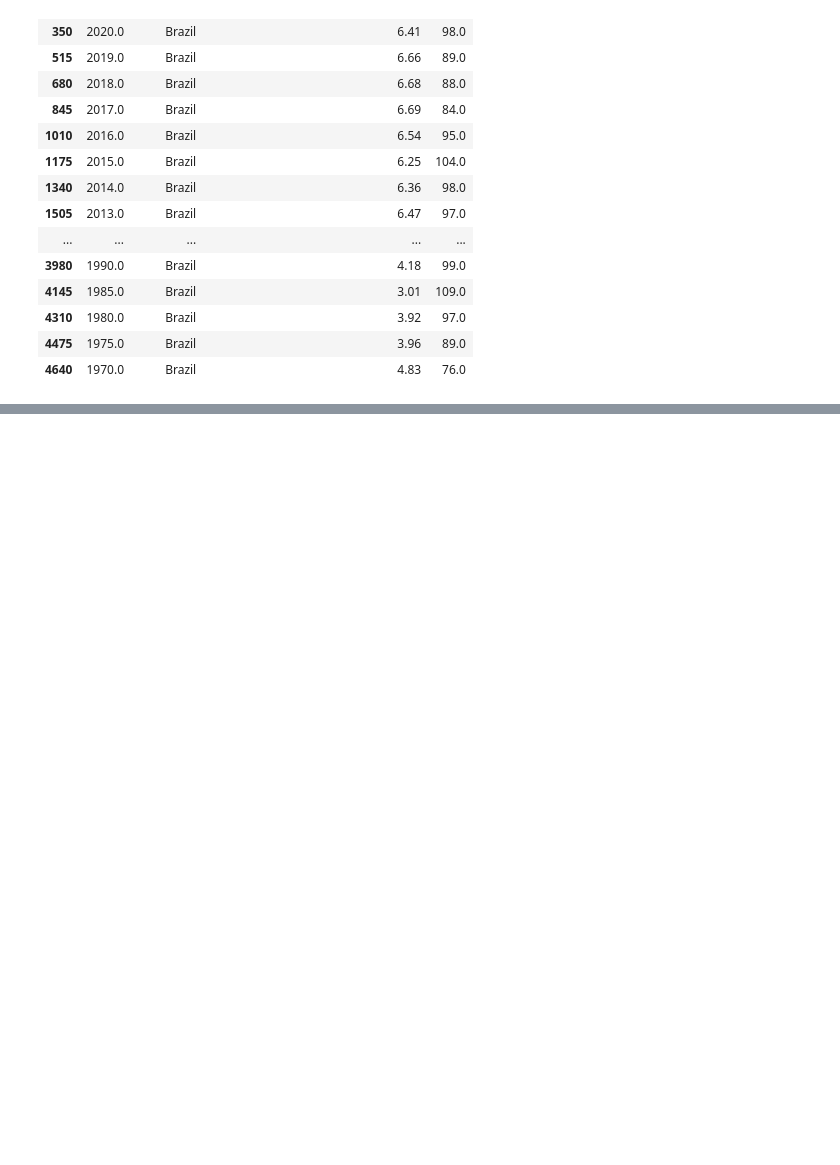
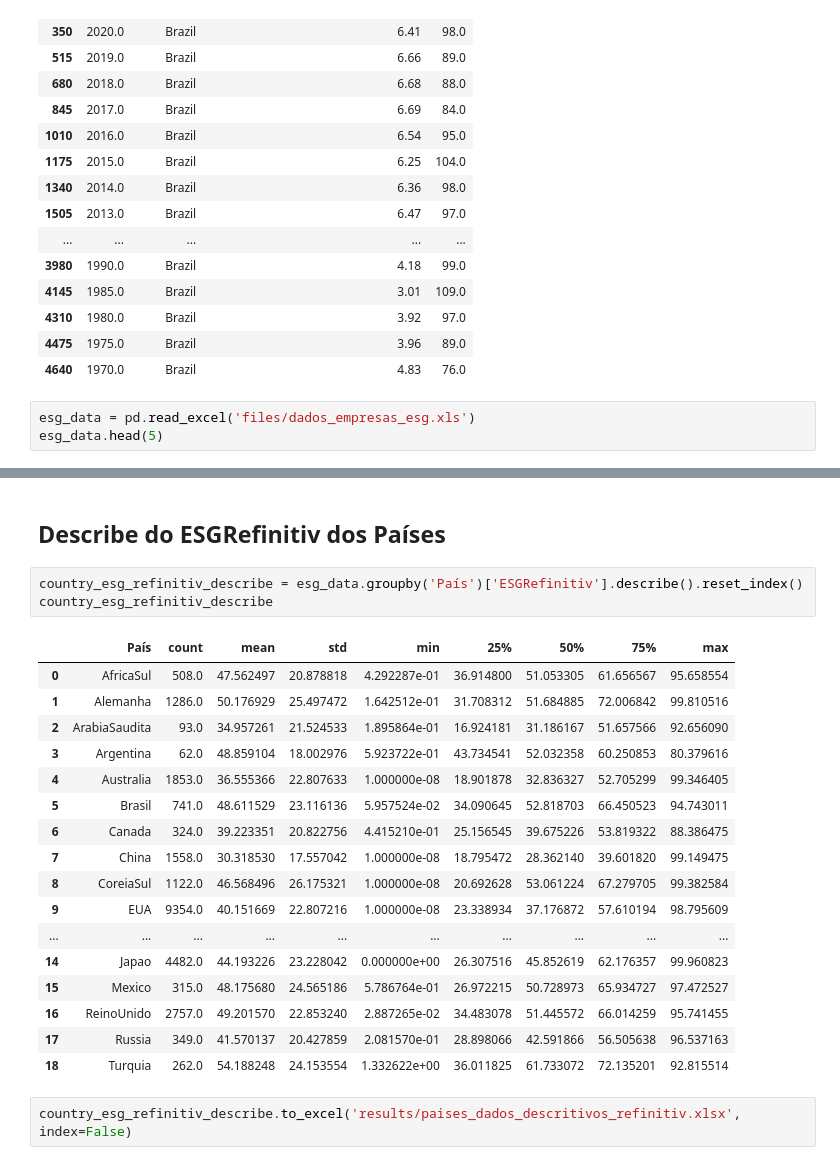
Before and after one commit to hertzrafael/pibic_economy_fii_ile, a Jupyter notebook: main.ipynb, the cells around one changed output, grey strips where cells are left out. Saved outputs shown, nothing was run; the diff lists cells and outputs as text; blank space fills up the shorter version.

Commit message:
analyzing data and creating code to get described data from esg refinitiv

```diff
--- a/main.ipynb
+++ b/main.ipynb
@@ -72,3 +82,6 @@ economic_freedom.head(3)
 | 4310 | 1980.0 | Brazil | 3.92 | 97.0 |
 | 4475 | 1975.0 | Brazil | 3.96 | 89.0 |
 | 4640 | 1970.0 | Brazil | 4.83 | 76.0 |
+# %%
+esg_data = pd.read_excel('files/dados_empresas_esg.xls')
+esg_data.head(5)
@@ -74,0 +147,25 @@ economic_freedom.head(3)
+# %% [markdown]
+## Describe do ESGRefinitiv dos Países
+# %%
+country_esg_refinitiv_describe = esg_data.groupby('País')['ESGRefinitiv'].describe().reset_index()
+country_esg_refinitiv_describe
+# %% [output]
+|  | País | count | mean | std | min | 25% | 50% | 75% | max |
+| 0 | AfricaSul | 508.0 | 47.562497 | 20.878818 | 4.292287e-01 | 36.914800 | 51.053305 | 61.656567 | 95.658554 |
+| 1 | Alemanha | 1286.0 | 50.176929 | 25.497472 | 1.642512e-01 | 31.708312 | 51.684885 | 72.006842 | 99.810516 |
+| 2 | ArabiaSaudita | 93.0 | 34.957261 | 21.524533 | 1.895864e-01 | 16.924181 | 31.186167 | 51.657566 | 92.656090 |
+| 3 | Argentina | 62.0 | 48.859104 | 18.002976 | 5.923722e-01 | 43.734541 | 52.032358 | 60.250853 | 80.379616 |
+| 4 | Australia | 1853.0 | 36.555366 | 22.807633 | 1.000000e-08 | 18.901878 | 32.836327 | 52.705299 | 99.346405 |
+| 5 | Brasil | 741.0 | 48.611529 | 23.116136 | 5.957524e-02 | 34.090645 | 52.818703 | 66.450523 | 94.743011 |
+| 6 | Canada | 324.0 | 39.223351 | 20.822756 | 4.415210e-01 | 25.156545 | 39.675226 | 53.819322 | 88.386475 |
+| 7 | China | 1558.0 | 30.318530 | 17.557042 | 1.000000e-08 | 18.795472 | 28.362140 | 39.601820 | 99.149475 |
+| 8 | CoreiaSul | 1122.0 | 46.568496 | 26.175321 | 1.000000e-08 | 20.692628 | 53.061224 | 67.279705 | 99.382584 |
+| 9 | EUA | 9354.0 | 40.151669 | 22.807216 | 1.000000e-08 | 23.338934 | 37.176872 | 57.610194 | 98.795609 |
+| ... | ... | ... | ... | ... | ... | ... | ... | ... | ... |
+| 14 | Japao | 4482.0 | 44.193226 | 23.228042 | 0.000000e+00 | 26.307516 | 45.852619 | 62.176357 | 99.960823 |
+| 15 | Mexico | 315.0 | 48.175680 | 24.565186 | 5.786764e-01 | 26.972215 | 50.728973 | 65.934727 | 97.472527 |
+| 16 | ReinoUnido | 2757.0 | 49.201570 | 22.853240 | 2.887265e-02 | 34.483078 | 51.445572 | 66.014259 | 95.741455 |
+| 17 | Russia | 349.0 | 41.570137 | 20.427859 | 2.081570e-01 | 28.898066 | 42.591866 | 56.505638 | 96.537163 |
+| 18 | Turquia | 262.0 | 54.188248 | 24.153554 | 1.332622e+00 | 36.011825 | 61.733072 | 72.135201 | 92.815514 |
+# %%
+country_esg_refinitiv_describe.to_excel('results/paises_dados_descritivos_refinitiv.xlsx', index=False)
```
Also changed, not shown: parts of 8 cells of this notebook, 2 other files.
